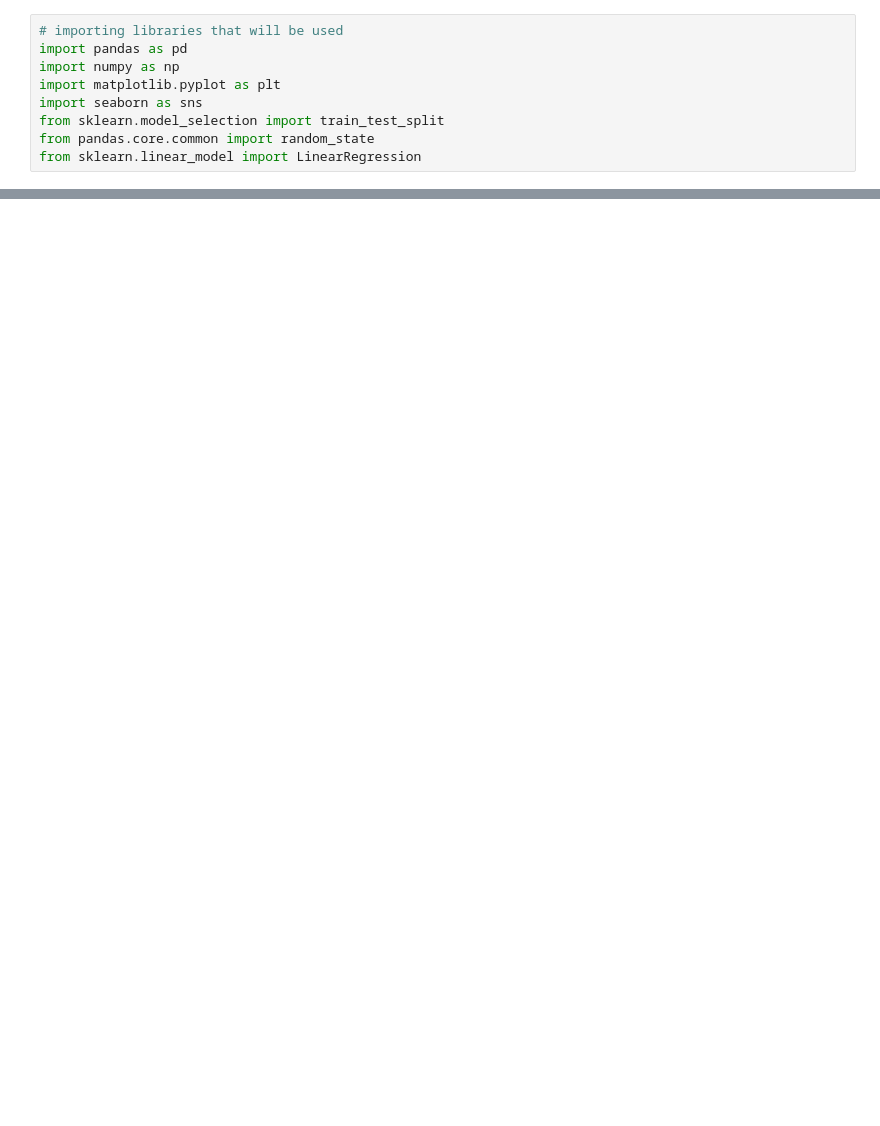
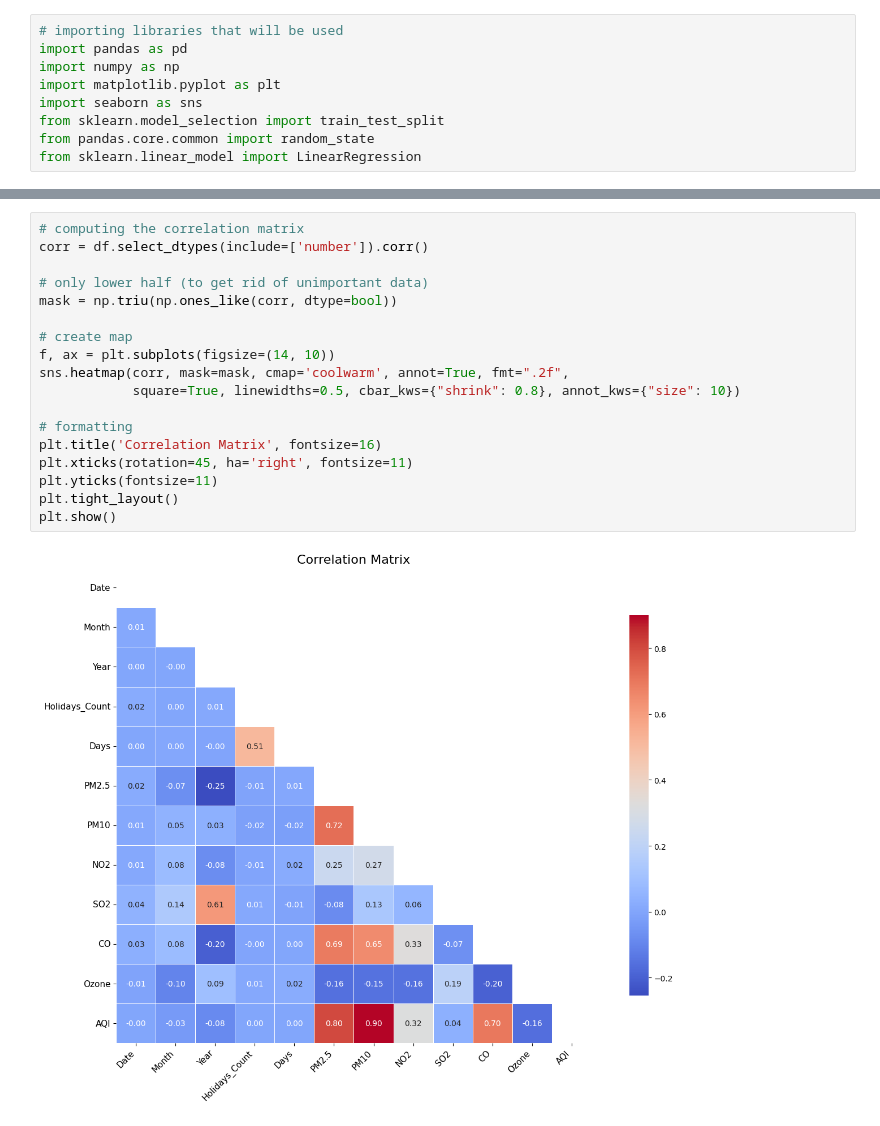
Before and after one commit to jfleege/delhi-air-quality-analysis, a Jupyter notebook: ML-modeling/delhi-air-ml.ipynb, the cells around one changed output, grey strips where cells are left out. Drawn from its saved outputs; the diff is of its cells as text; blank space fills up the shorter version.

Commit message:
updating to include correlation matrix

```diff
--- a/ML-modeling/delhi-air-ml.ipynb
+++ b/ML-modeling/delhi-air-ml.ipynb
@@ -33,0 +36,20 @@ plt.show()
+# %%
+# computing the correlation matrix
+corr = df.select_dtypes(include=['number']).corr()
+
+# only lower half (to get rid of unimportant data)
+mask = np.triu(np.ones_like(corr, dtype=bool))
+
+# create map
+f, ax = plt.subplots(figsize=(14, 10))
+sns.heatmap(corr, mask=mask, cmap='coolwarm', annot=True, fmt=".2f",
+            square=True, linewidths=0.5, cbar_kws={"shrink": 0.8}, annot_kws={"size": 10})
+
+# formatting
+plt.title('Correlation Matrix', fontsize=16)
+plt.xticks(rotation=45, ha='right', fontsize=11)
+plt.yticks(fontsize=11)
+plt.tight_layout()
+plt.show()
+# %% [output]
+[figure, added]
```
Also changed, not shown: parts of 1 cell of this notebook.
